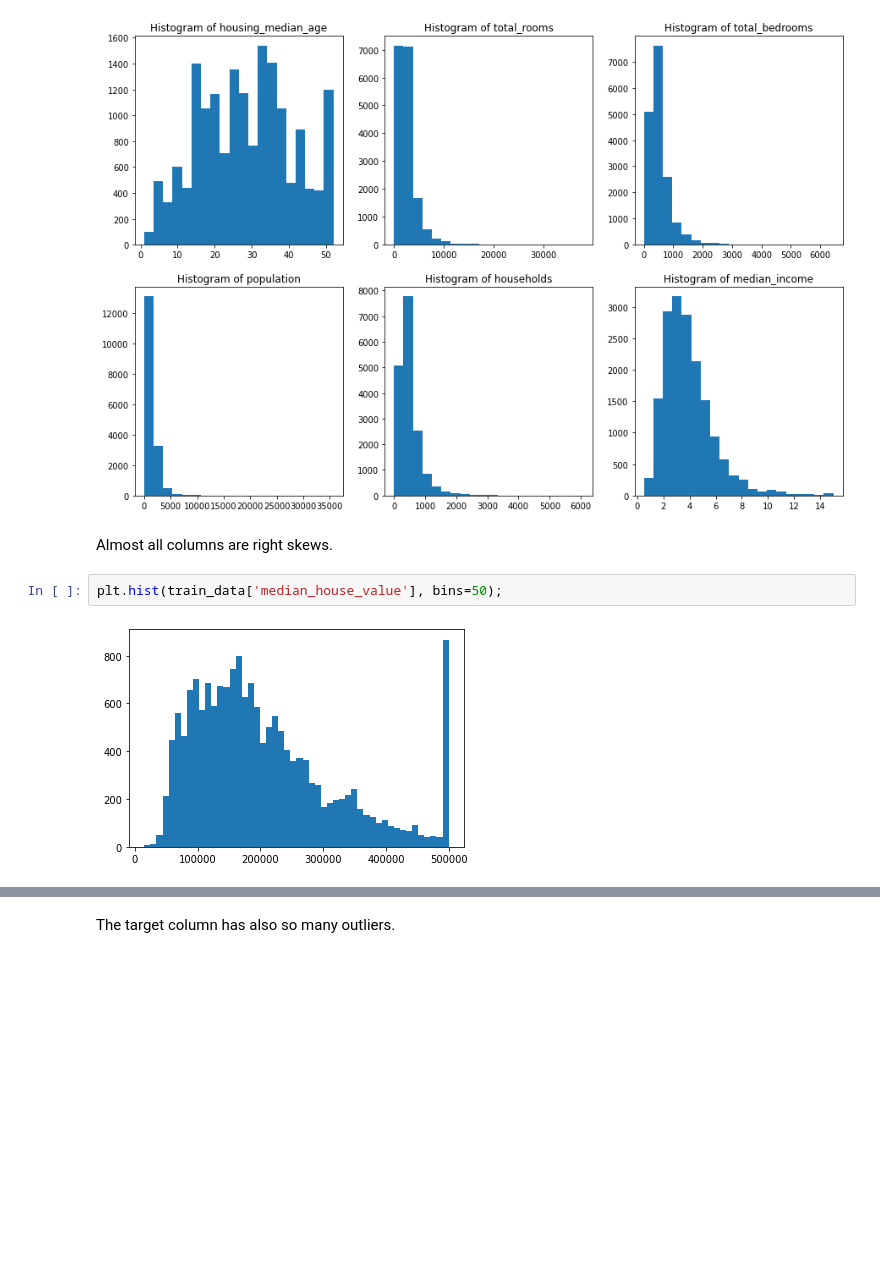
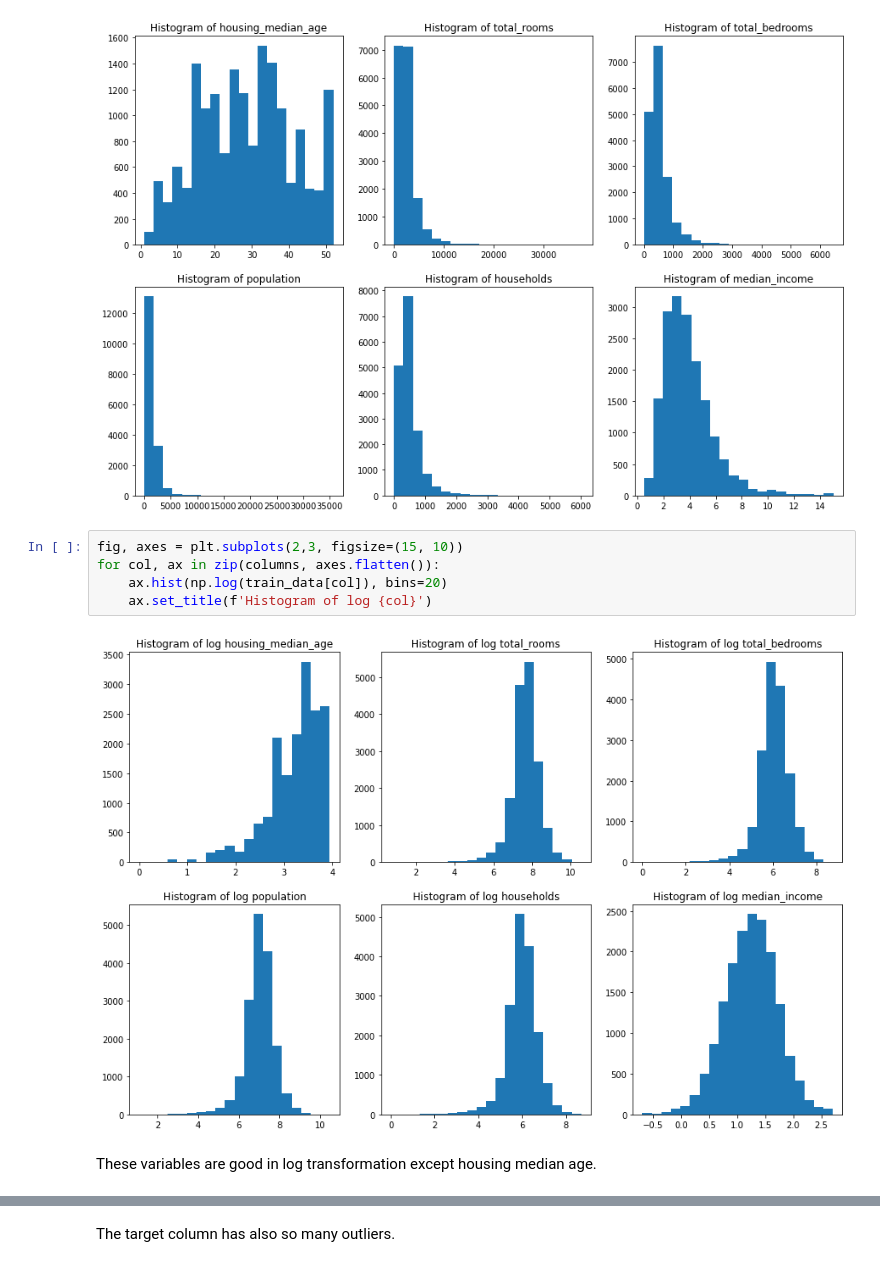
Before and after one commit to thihanaung-thnn/MLnotebooks, a Jupyter notebook: 01_california_house_lr_only.ipynb, the cells around one changed output, grey strips where cells are left out. Drawn from its saved outputs; the diff is of its cells as text; blank space fills up the shorter version.

```diff
--- a/01_california_house_lr_only.ipynb
+++ b/01_california_house_lr_only.ipynb
@@ -94,9 +116,12 @@ for col, ax in zip(columns, axes.flatten()):
     ax.set_title(f'Histogram of {col}')
 # %% [output]
 [figure]
-# %% [markdown]
-Almost all columns are right skews.
-# %%
-plt.hist(train_data['median_house_value'], bins=50);
-# %% [output]
-[figure, removed]
+# %%
+fig, axes = plt.subplots(2,3, figsize=(15, 10))
+for col, ax in zip(columns, axes.flatten()):
+    ax.hist(np.log(train_data[col]), bins=20)
+    ax.set_title(f'Histogram of log {col}')
+# %% [output]
+[figure, added]
+# %% [markdown]
+These variables are good in log transformation except housing median age.
```
Also changed, not shown: parts of 17 cells of this notebook.
